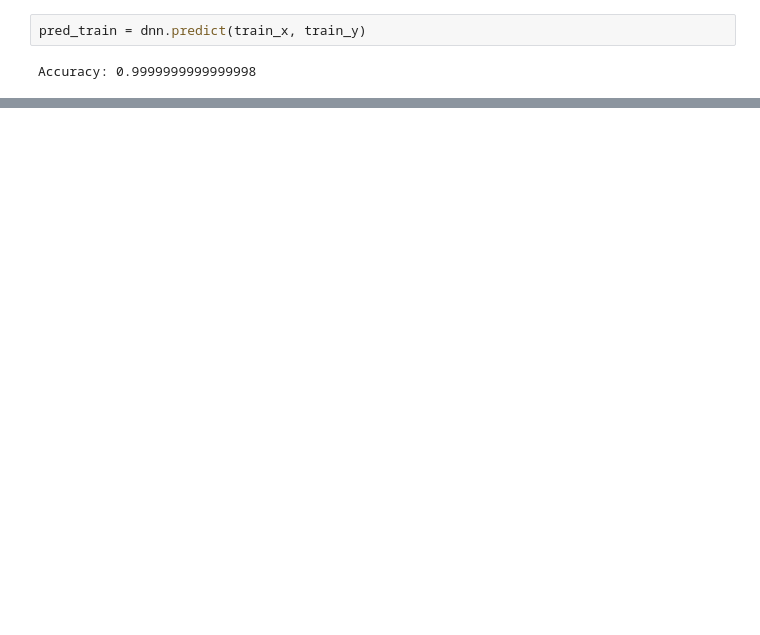
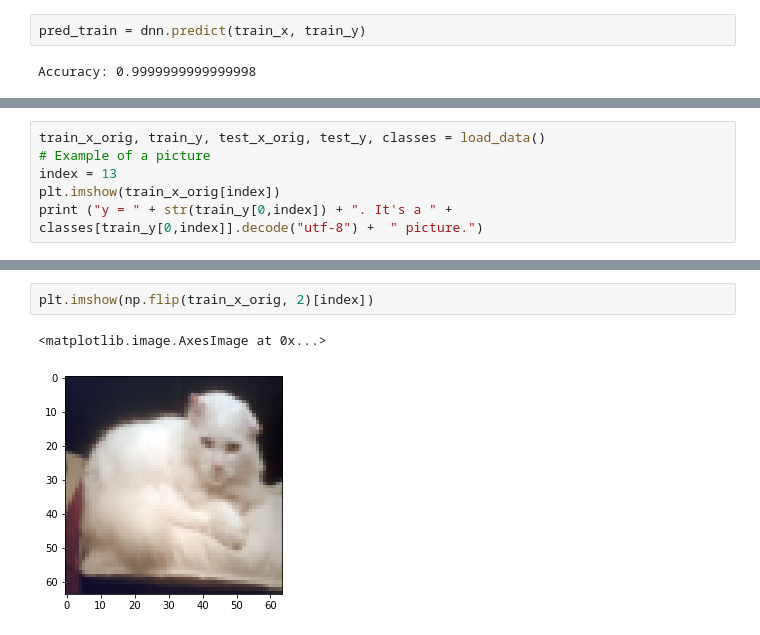
Before and after one commit to hamedrq7/Deep-Learning-Numpy-Practice, a Jupyter notebook: Fully-Connected-Deep-Neural-Network.ipynb, the cells around one changed output, grey strips where cells are left out. Saved outputs shown, nothing was run; the diff lists cells and outputs as text; blank space fills up the shorter version.

```diff
--- a/Fully-Connected-Deep-Neural-Network.ipynb
+++ b/Fully-Connected-Deep-Neural-Network.ipynb
@@ -284,0 +467,6 @@ Accuracy: 0.76
+# %%
+train_x_orig, train_y, test_x_orig, test_y, classes = load_data()
+# Example of a picture
+index = 13
+plt.imshow(train_x_orig[index])
+print ("y = " + str(train_y[0,index]) + ". It's a " + classes[train_y[0,index]].decode("utf-8") +  " picture.")
@@ -284,0 +476,5 @@ Accuracy: 0.76
+# %%
+plt.imshow(np.flip(train_x_orig, 2)[index])
+# %% [output]
+<matplotlib.image.AxesImage at 0x...>
+[figure, added]
```
Also changed, not shown: parts of 41 cells of this notebook.
